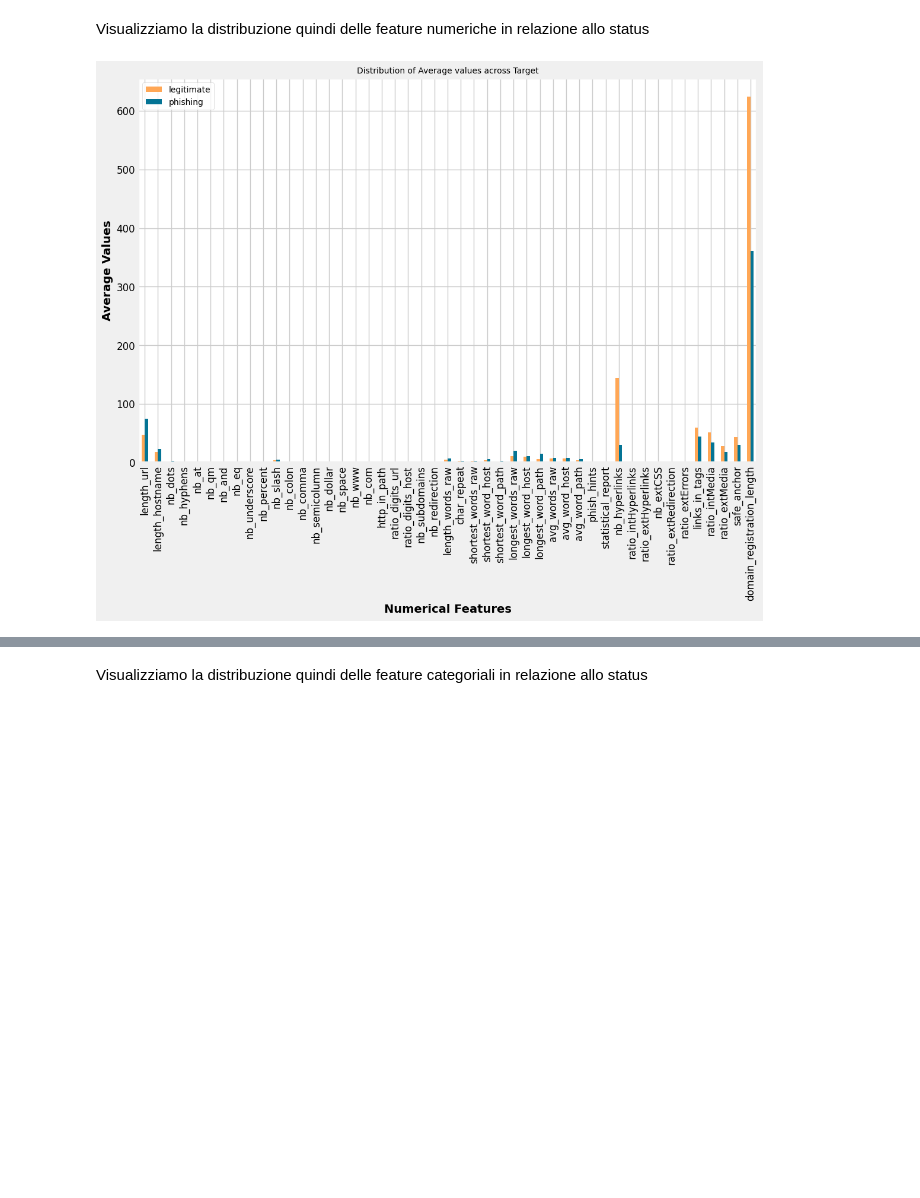
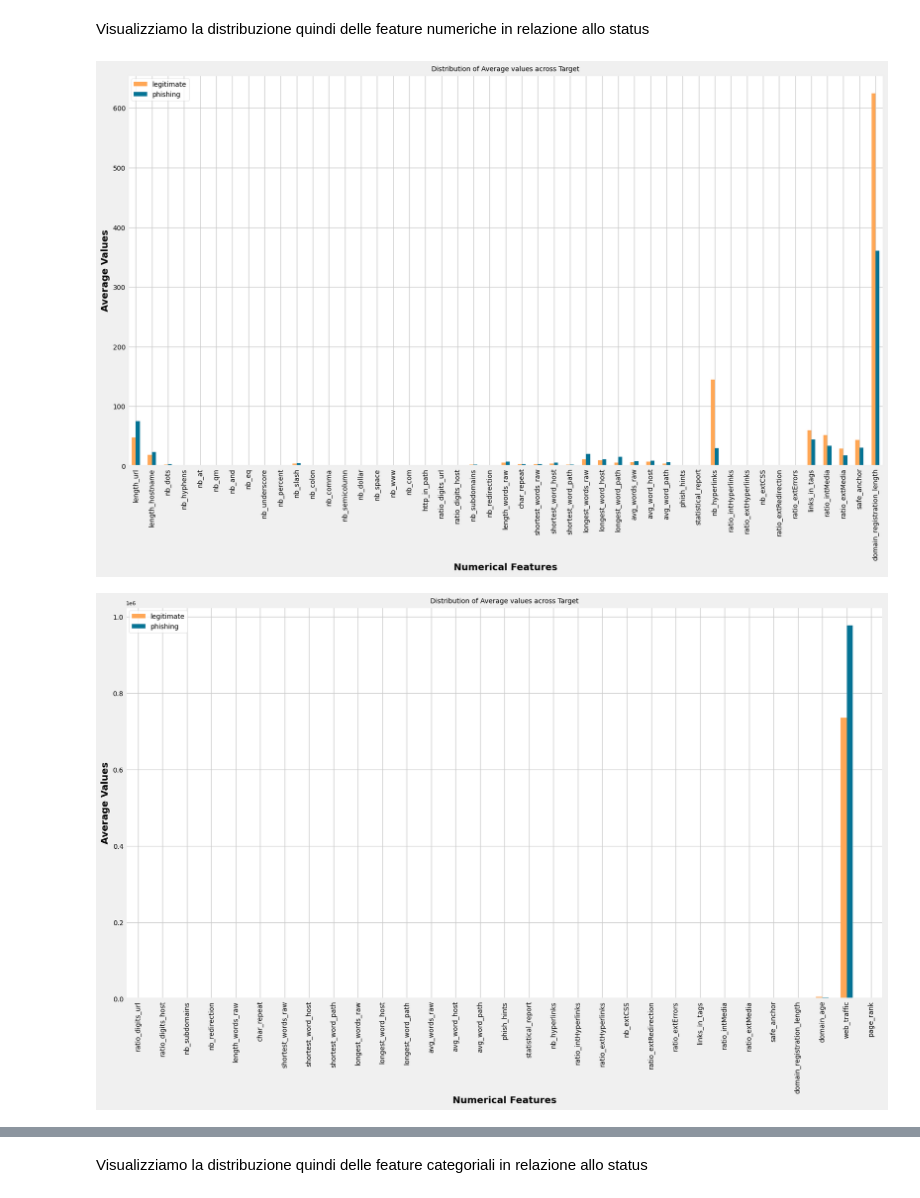
Before and after one commit to francosalvucci14/Progetto_MachineLearning, a Jupyter notebook: Progetto_ML_phishing-url.ipynb, the cells around one changed output, grey strips where cells are left out. Cells and saved outputs as stored; diff of their text form; code cells hidden in the pictures; blank space fills up the shorter version.

```diff
--- a/Progetto_ML_phishing-url.ipynb
+++ b/Progetto_ML_phishing-url.ipynb
@@ -335,16 +335,27 @@ Visualizziamo la distribuzione quindi delle feature numeriche in relazione allo
 # %%
 df_distr =data.groupby('status')[numerical_features].mean().reset_index().T
 df_distr.rename(columns={0:'legitimate',1:"phishing"}, inplace=True)
 
+val = df_distr.loc['web_traffic']
+
 #plt.style.use('ggplot')
 plt.rcParams['axes.facecolor']='w'
-ax = df_distr[1:-3][['legitimate','phishing']].plot(kind='bar', title ="Distribution of Average values across Target", figsize=(12, 8), legend=True, fontsize=12)
+ax = df_distr[1:-3][['legitimate','phishing']].plot(kind='bar', title ="Distribution of Average values across Target", figsize=(18, 10), legend=True, fontsize=10)
 ax.set_xlabel("Numerical Features", fontsize=14)
 ax.set_ylabel("Average Values", fontsize=14)
 #ax.set_ylim(0,500000)
 plt.show()
+
+# plot solo per web_traffic
+plt.rcParams['axes.facecolor']='w'
+ax = df_distr[20:][['legitimate','phishing']].plot(kind='bar', title ="Distribution of Average values across Target", figsize=(18, 10), legend=True, fontsize=10)
+ax.set_xlabel("Numerical Features", fontsize=14)
+ax.set_ylabel("Average Values", fontsize=14)
+#ax.set_ylim(0,500000)
+plt.show()
 # %% [output]
-[figure, old version]
+[figure, new version]
+[figure, added]
 # %% [markdown]
 Osservazioni
 - Più grande è la feature `lenght_url`, più è probabile che la url in questione sia `Phishing`
```
Also changed, not shown: parts of 6 cells of this notebook, 5 other files.
